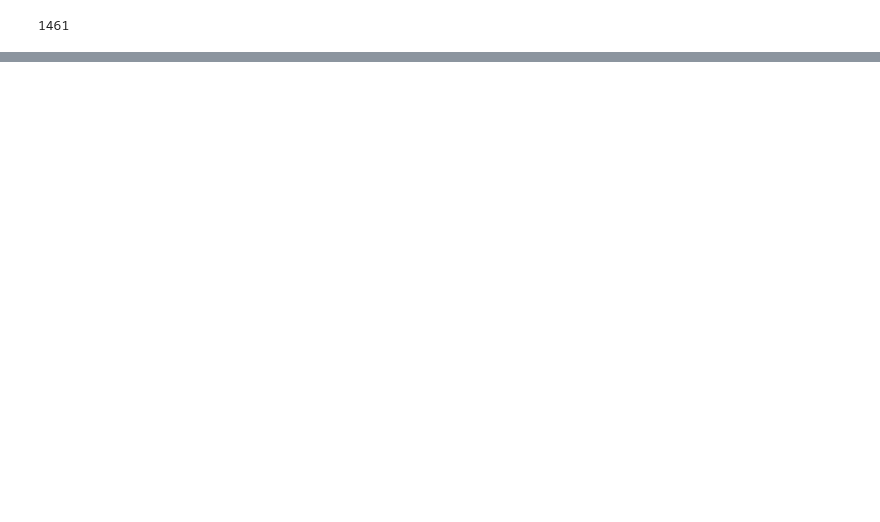
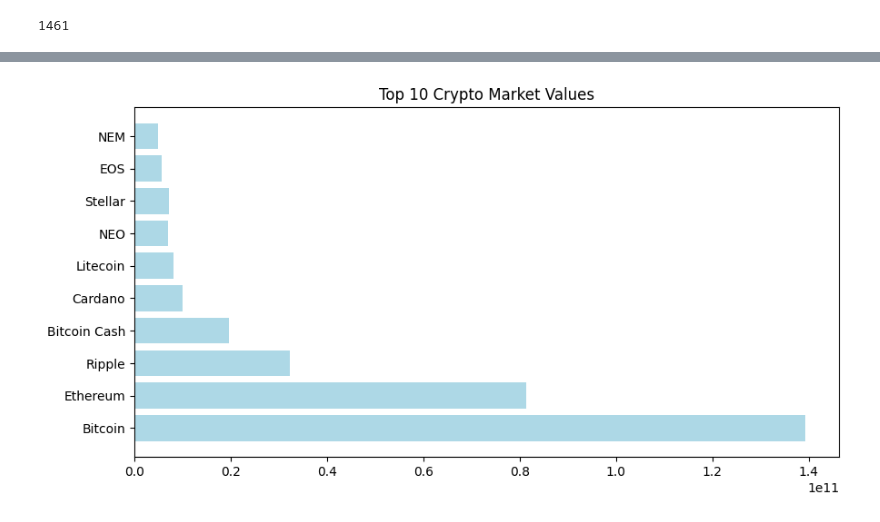
Before and after one commit to Annarhysa/Cryptocurrency-Market-Analysis, a Jupyter notebook: Analysis.ipynb, the cells around one changed output, grey strips where cells are left out. Drawn from its saved outputs; the diff is of its cells as text; code cells hidden in the pictures; blank space fills up the shorter version.

Commit message:
Calculating market value

```diff
--- a/Analysis.ipynb
+++ b/Analysis.ipynb
@@ -33,3 +33,9 @@ latest.head()
 latest['symbol'].nunique()
 # %% [output]
 1461
+# %%
+#listing the top 10 cryptos
+
+latest[latest['ranknow'] <= 10].groupby('ranknow').name.unique()
+latest = latest[['name', 'market']].head(10)
+latest.head()
@@ -35,0 +53,7 @@ latest['symbol'].nunique()
+# %%
+currency = []
+market_value =[]
+for i in latest['name']:
+    currency.append(i)
+for m in latest['market']:
+    market_value.append(m)
@@ -35,0 +83,10 @@ latest['symbol'].nunique()
+# %%
+# now plotting them
+import matplotlib.pyplot as plt
+
+fig = plt.figure(figsize = (10,5))
+plt.barh(currency, market_value, color = 'lightblue')
+plt.title("Top 10 Crypto Market Values")
+plt.show()
+# %% [output]
+[figure, added]
```
Also changed, not shown: parts of 3 cells of this notebook.
